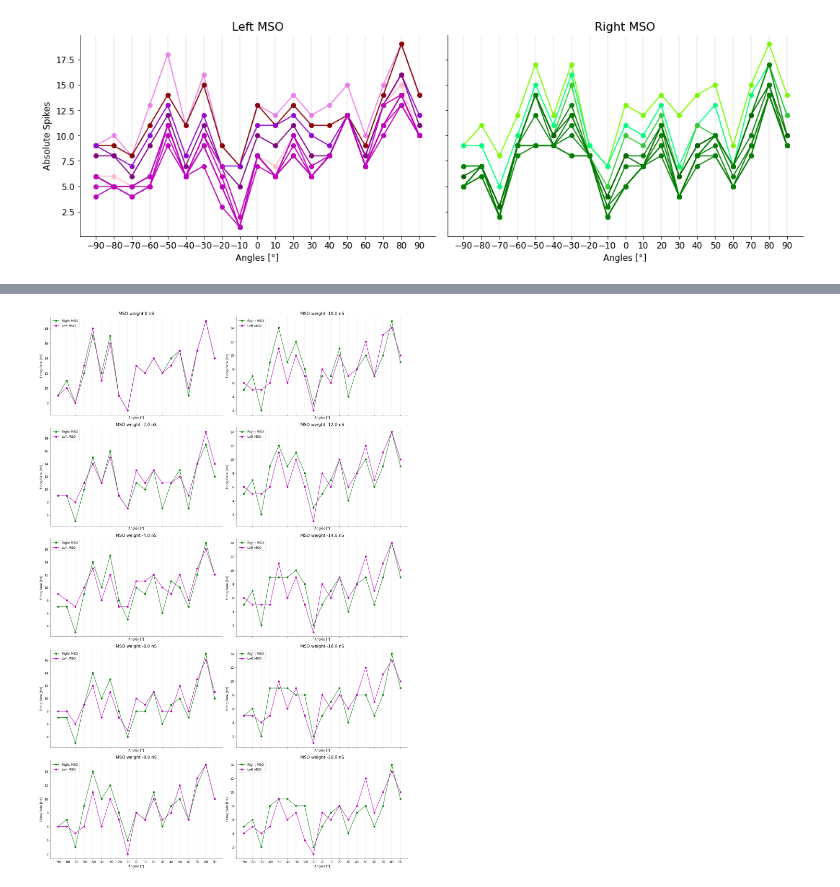
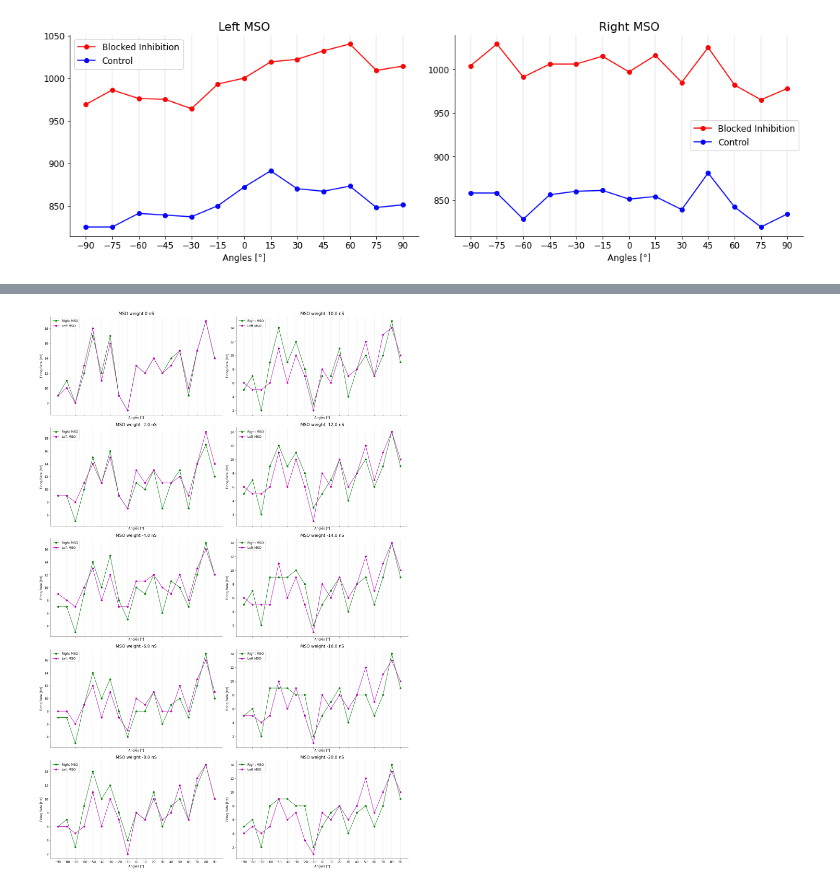
Before and after one commit to francescodesantis/cosyne-tutorial-2022, a Jupyter notebook: codes/new_plots.ipynb, the cells around one changed output, grey strips where cells are left out. Saved outputs shown, nothing was run; the diff lists cells and outputs as text; code cells hidden in the pictures.

```diff
--- a/codes/new_plots.ipynb
+++ b/codes/new_plots.ipynb
@@ -18,46 +32,47 @@ plt.rc('xtick', labelsize=12)    # fontsize of the tick labels
 plt.rc('ytick', labelsize=12)    # fontsize of the tick labels
 plt.rc('legend', fontsize=12)    # legend fontsize
 plt.rc('figure', titlesize=16)  # fontsize of the figure title
+# %%
+n_folder = 6
+tone = 100
+angles = np.arange(-90,100,15)
+# %%
+fig, ax = plt.subplots(1, 2, figsize=(15,5))
+
+path_r = '/home/ubuntu/cosyne-tutorial-2022/results{}/MSO_r_freq_{}'.format(n_folder, tone)
+path_l = '/home/ubuntu/cosyne-tutorial-2022/results{}/MSO_l_freq_{}'.format(n_folder, tone)
+
+ax[1].set_title("Right MSO")
+ax[0].set_title("Left MSO")
+#ax[0].set_ylabel("Absolute Spikes")
+
+ax[1].plot(angles,np.loadtxt(path_r)[0],"ro-", label = "Blocked Inhibition")
+ax[1].plot(angles,np.loadtxt(path_r)[1],"bo-", label = "Control")
+ax[0].plot(angles,np.loadtxt(path_l)[0],"ro-", label = "Blocked Inhibition")
+ax[0].plot(angles,np.loadtxt(path_l)[1],"bo-", label = "Control")
+
+for i in range(len(angles)):
+    ax[0].axvline(angles[i], linewidth = 0.2, color = 'grey')
+    ax[1].axvline(angles[i], linewidth = 0.2, color = 'grey')
+
+ax[0].set_xlabel("Angles [°]")
+ax[0].set_xticks(angles)
+ax[0].legend()
+ax[0].spines['top'].set_visible(False)
+ax[0].spines['right'].set_visible(False)
+
+ax[1].set_xlabel("Angles [°]")
+ax[1].set_xticks(angles)
+ax[1].legend()
+ax[1].spines['top'].set_visible(False)
+ax[1].spines['right'].set_visible(False)
+fig.tight_layout()
+#plt.savefig('all')
+# %% [output]
+[figure, new version]
 # %%
 tone = 100
 nuclei = ['SBC', 'GBC', 'LSO']
 angles = np.arange(-90, 100, 10)
 # %%
 n_folder = 1
-# %%
-fig, ax = plt.subplots(1, 2, figsize=(15,5), sharey = True)
-MNTBCs2MSO_weights = [0, -2.0, -4.0, -6.0, -8.0, -10.0, -12.0, -14.0, -16.0, -20.0]
-
-colorsr = ['lawngreen', 'springgreen', 'limegreen', 'green', 'darkgreen','g', 'g', 'g', 'g', 'g']
-colorsl = ['violet', 'darkred', 'darkviolet', 'purple', 'pink', 'm', 'm', 'm', 'm', 'm']
-
-path_r = '/home/ubuntu/cosyne-tutorial-2022/results{}/MSO_r_freq_{}'.format(n_folder, tone)
-path_l = '/home/ubuntu/cosyne-tutorial-2022/results{}/MSO_l_freq_{}'.format(n_folder, tone)
-
-ax[1].set_title("Right MSO")
-ax[0].set_title("Left MSO")
-ax[0].set_ylabel("Absolute Spikes")
-
-for w in range(len(MNTBCs2MSO_weights)):
-    ax[1].plot(angles,np.loadtxt(path_r)[w,:],"o-", color = colorsr[w], label = "Right MSO w = {} nS".format(MNTBCs2MSO_weights[w]))
-    ax[0].plot(angles,np.loadtxt(path_l)[w,:],"o-", label = "Left MSO w = {} nS".format(MNTBCs2MSO_weights[w]), color = colorsl[w])
-
-for i in range(len(angles)):
-    ax[0].axvline(angles[i], linewidth = 0.2, color = 'grey')
-    ax[1].axvline(angles[i], linewidth = 0.2, color = 'grey')
-
-ax[0].set_xlabel("Angles [°]")
-ax[0].set_xticks(angles)
-#ax.legend()
-ax[0].spines['top'].set_visible(False)
-ax[0].spines['right'].set_visible(False)
-
-ax[1].set_xlabel("Angles [°]")
-ax[1].set_xticks(angles)
-#ax.legend()
-ax[1].spines['top'].set_visible(False)
-ax[1].spines['right'].set_visible(False)
-fig.tight_layout()
-plt.savefig('all')
-# %% [output]
-[figure, old version]
```
Also changed, not shown: parts of 2 cells of this notebook, 4 other files.
